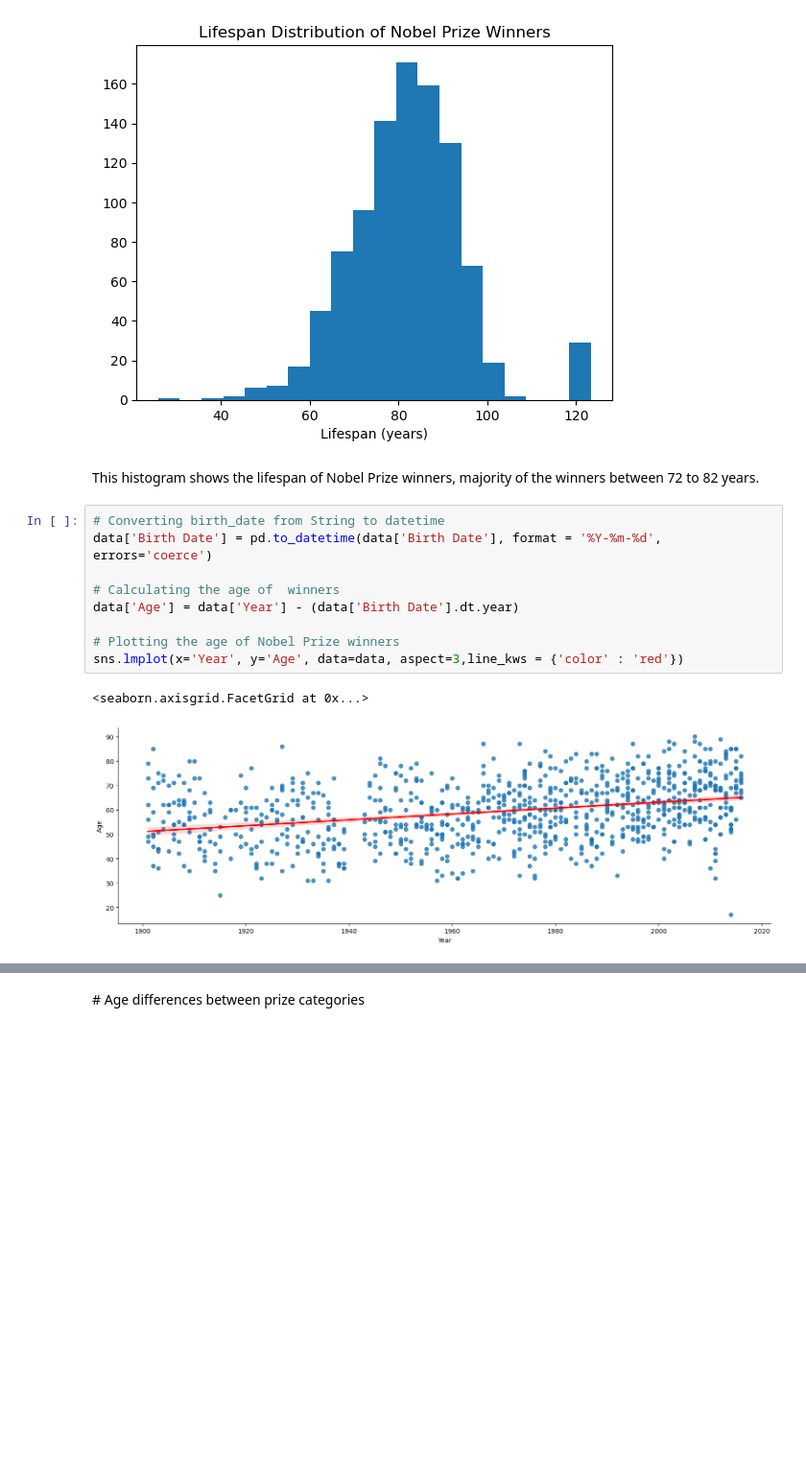
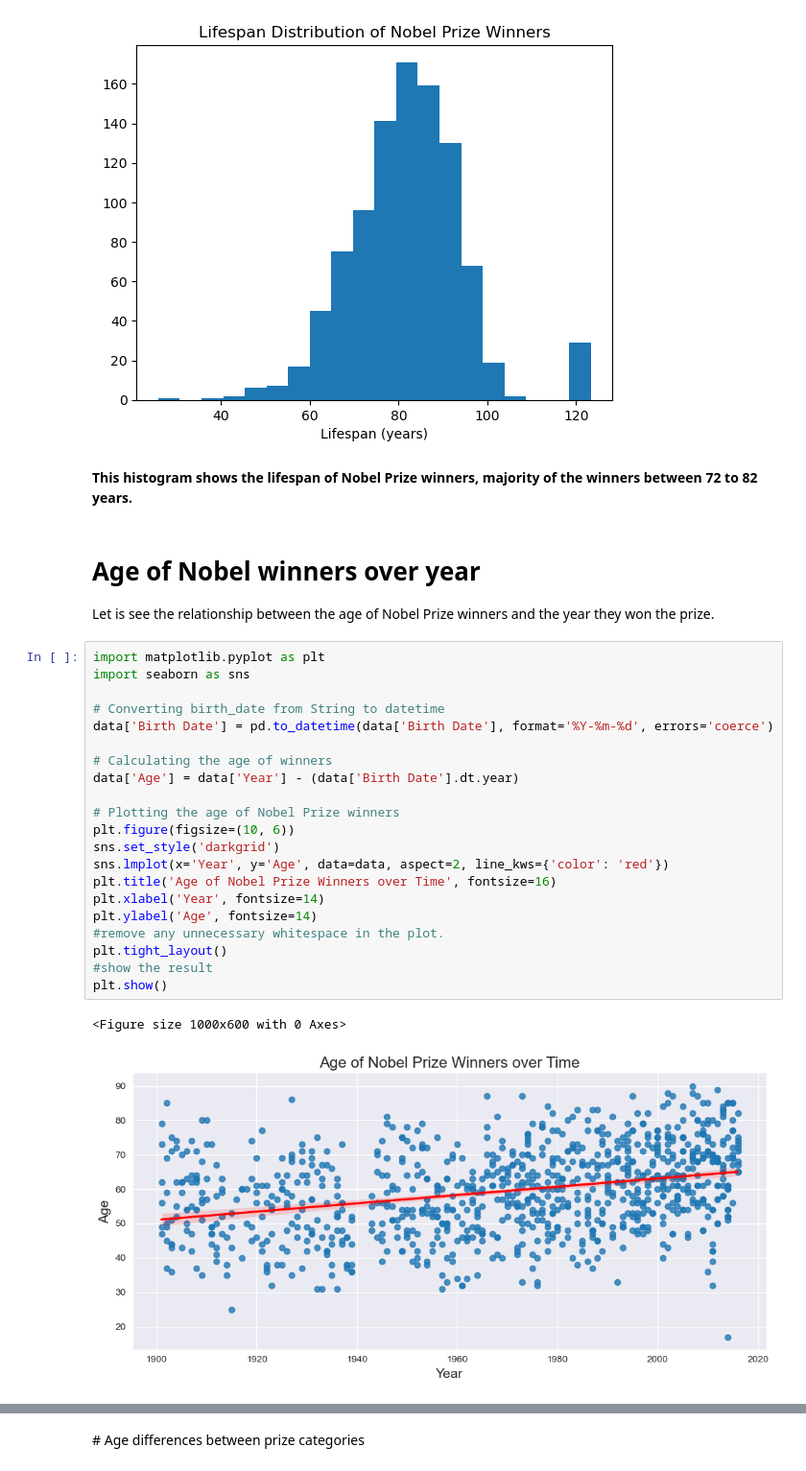
Before and after one commit to SnoorSalihi/Insight-the-Nobel-Prize-Dataset, a Jupyter notebook: NobelPrize.ipynb, the cells around one changed output, grey strips where cells are left out. Shown at 96% size. Cells and saved outputs as stored; diff of their text form; blank space fills up the shorter version.

```diff
--- a/NobelPrize.ipynb
+++ b/NobelPrize.ipynb
@@ -324,16 +361,31 @@ plt.show()
 # %% [output]
 [figure]
 # %% [markdown]
-This histogram shows the lifespan of Nobel Prize winners, majority of the winners between 72 to 82 years.
+<b>This histogram shows the lifespan of Nobel Prize winners, majority of the winners between 72 to 82 years.</b>
-# %%
-# Converting birth_date from String to datetime
-data['Birth Date'] = pd.to_datetime(data['Birth Date'], format = '%Y-%m-%d', errors='coerce')
-
-# Calculating the age of  winners
-data['Age'] = data['Year'] - (data['Birth Date'].dt.year)
-
-# Plotting the age of Nobel Prize winners
-sns.lmplot(x='Year', y='Age', data=data, aspect=3,line_kws = {'color' : 'red'})
-# %% [output]
-<seaborn.axisgrid.FacetGrid at 0x...>
-[figure, removed]
+# %% [markdown]
+# Age of Nobel winners over year
+Let is see the relationship between the age of Nobel Prize winners and the year they won the prize.
+# %%
+import matplotlib.pyplot as plt
+import seaborn as sns
+
+# Converting birth_date from String to datetime
+data['Birth Date'] = pd.to_datetime(data['Birth Date'], format='%Y-%m-%d', errors='coerce')
+
+# Calculating the age of winners
+data['Age'] = data['Year'] - (data['Birth Date'].dt.year)
+
+# Plotting the age of Nobel Prize winners
+plt.figure(figsize=(10, 6))
+sns.set_style('darkgrid')
+sns.lmplot(x='Year', y='Age', data=data, aspect=2, line_kws={'color': 'red'})
+plt.title('Age of Nobel Prize Winners over Time', fontsize=16)
+plt.xlabel('Year', fontsize=14)
+plt.ylabel('Age', fontsize=14)
+#remove any unnecessary whitespace in the plot.
+plt.tight_layout()
+#show the result
+plt.show()
+# %% [output]
+<Figure size 1000x600 with 0 Axes>
+[figure, added]
```
Also changed, not shown: parts of 20 cells of this notebook.
